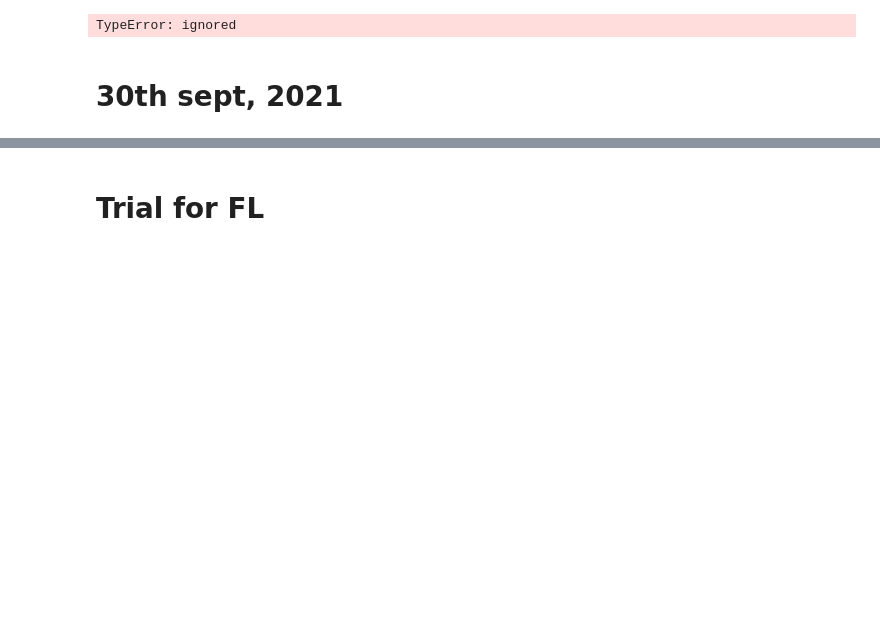
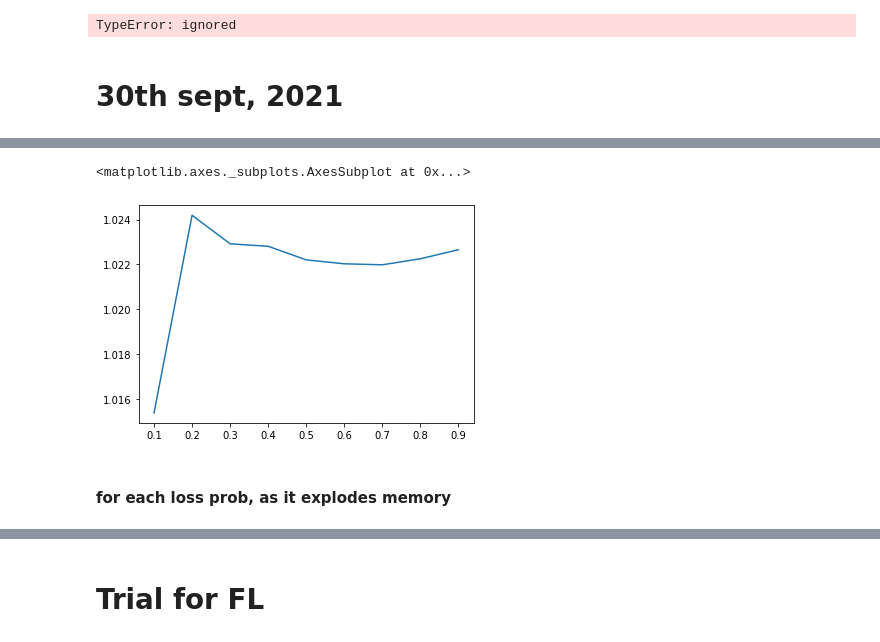
Before and after one commit to anirbansarkar823/BuildingNeuralNetworks, a Jupyter notebook: Federated Learning/Implementing_Federated_Learning.ipynb, the cells around one changed output, grey strips where cells are left out. Cells and saved outputs as stored; diff of their text form; code cells hidden in the pictures; blank space fills up the shorter version.

Commit message:
federated learning along with traditional learning

```diff
--- a/Federated Learning/Implementing_Federated_Learning.ipynb
+++ b/Federated Learning/Implementing_Federated_Learning.ipynb
@@ -876,0 +853,4 @@ Server()
+# %%
+loss_probability = (missing values)/(total rows)
+# 0.1 --> 10/100
+NE = summation(abs(y_true - y_predicted)) / summation(y_true)
@@ -876,0 +1183,18 @@ Server()
+# %%
+# Final plotting
+K = 25 # as we have 25 clients
+
+loss_prob = [0.1, 0.2, 0.3, 0.4, 0.5, 0.6, 0.7, 0.8, 0.9]
+errors = []
+
+for loss_p in loss_prob:
+  error = traditional_ML(loss_p)
+  errors.append(error)
+
+# reshaping errors
+for err_idx in range(len(errors)):
+  errors[err_idx] = errors[err_idx].ravel()[0]
+
+import seaborn as sns
+sns.lineplot(x = loss_prob, y = errors, markers=True, dashes=False)
+# %% [output]
@@ -876,0 +1210,4 @@ Server()
+<matplotlib.axes._subplots.AxesSubplot at 0x...>
+[figure, added]
+# %% [markdown]
+#### for each loss prob, as it explodes memory
```
Also changed, not shown: parts of 53 cells of this notebook.
